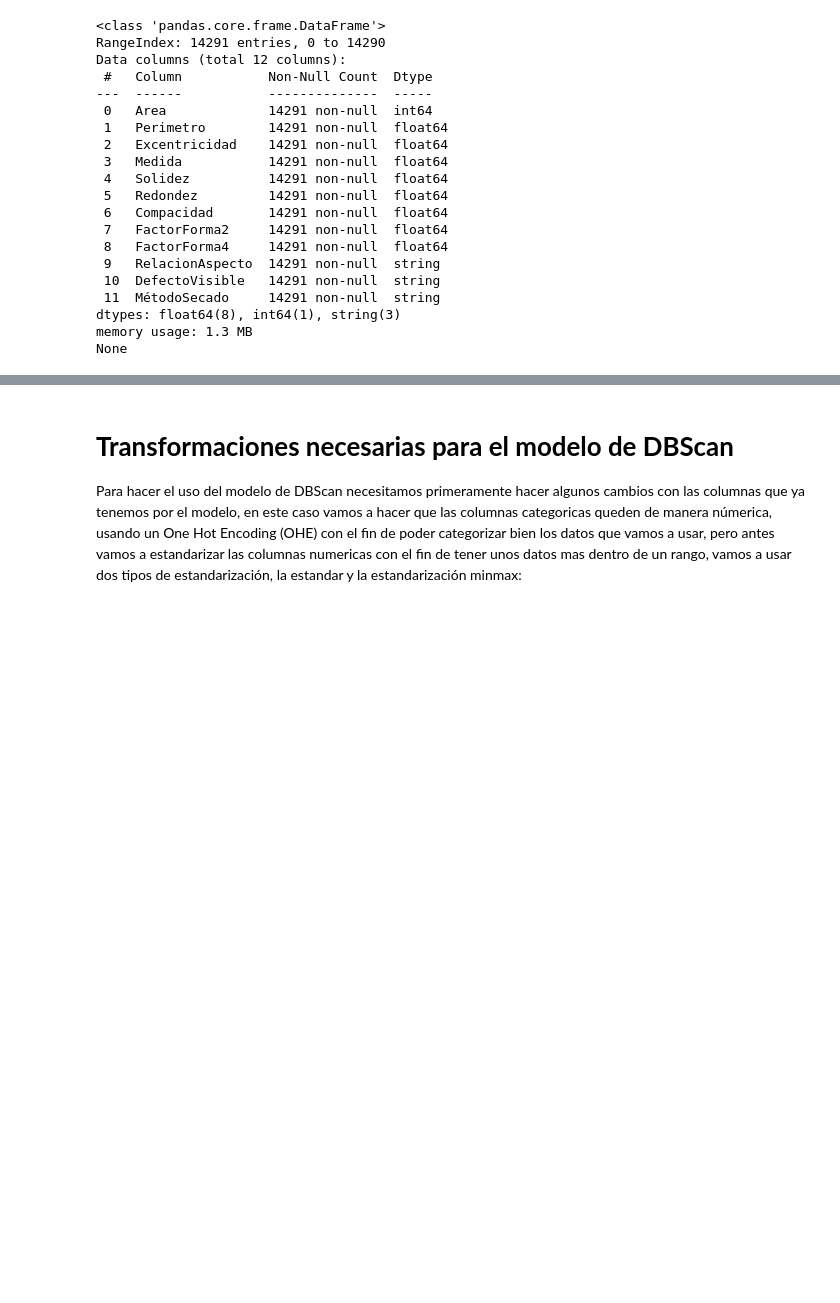
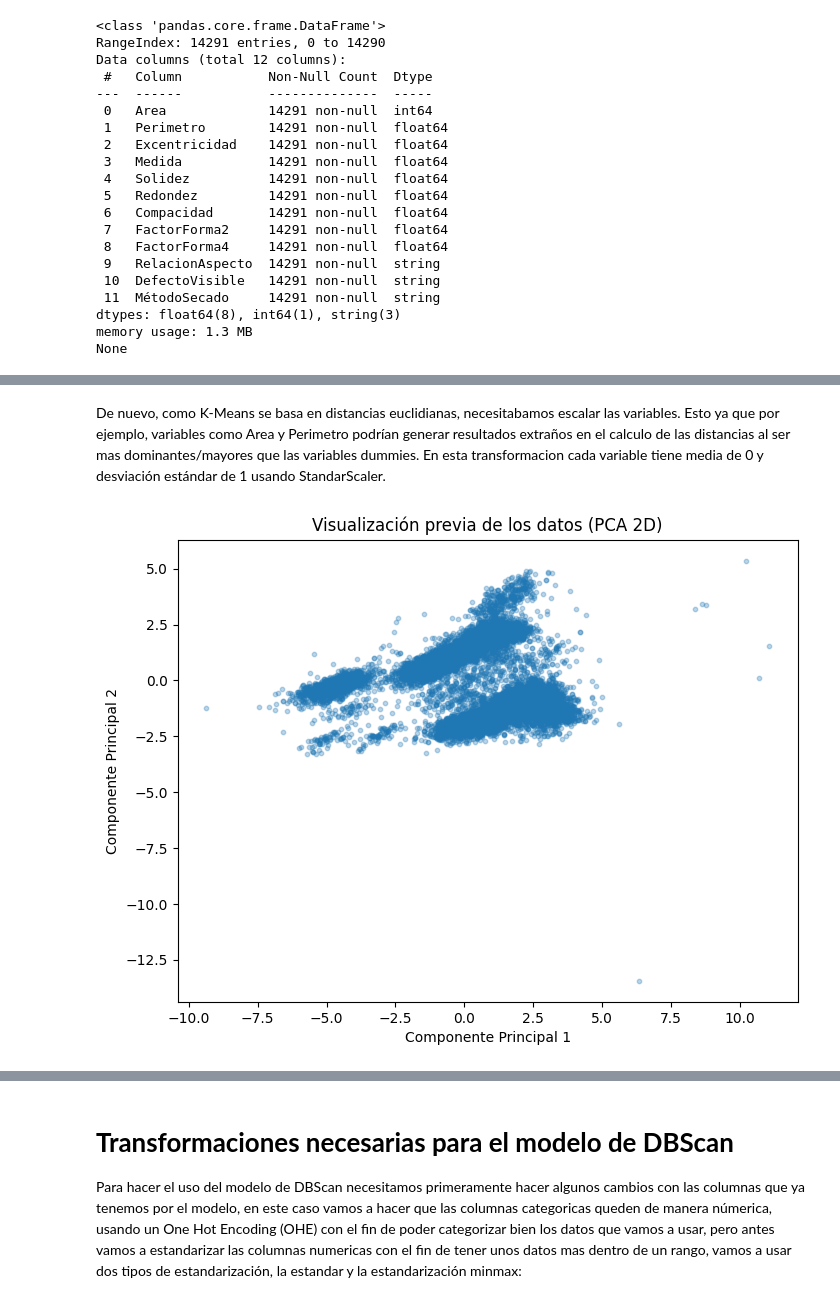
Before and after one commit to Trabajos-BI/Laboratorio2BI, a Jupyter notebook: Lab2/SeneCafeAlpes.ipynb, the cells around one changed output, grey strips where cells are left out. Saved outputs shown, nothing was run; the diff lists cells and outputs as text; code cells hidden in the pictures; blank space fills up the shorter version.

```diff
--- a/Lab2/SeneCafeAlpes.ipynb
+++ b/Lab2/SeneCafeAlpes.ipynb
@@ -470,0 +537,14 @@ None
+# %%
+from sklearn.preprocessing import StandardScaler
+import pandas as pd
+
+df_kmeans_scaled = df_kmeans.copy()
+
+scaler = StandardScaler()
+
+X_kmeans = scaler.fit_transform(df_kmeans_scaled)
+
+X_kmeans = pd.DataFrame(X_kmeans, columns=df_kmeans_scaled.columns)
+
+print("Dimensiones de X_kmeans:", X_kmeans.shape)
+display(X_kmeans.head())
@@ -470,0 +559,19 @@ None
+# %% [markdown]
+De nuevo, como K-Means se basa en distancias euclidianas, necesitabamos escalar las variables. Esto ya que por ejemplo, variables como Area y Perimetro podrían generar resultados extraños en el calculo de las distancias al ser mas dominantes/mayores que las variables dummies. En esta transformacion cada variable tiene media de 0 y desviación estándar de 1 usando StandarScaler.
+# %%
+from sklearn.decomposition import PCA
+import matplotlib.pyplot as plt
+
+pca = PCA(n_components=2)
+X_pca = pca.fit_transform(X_kmeans)
+
+pca_df = pd.DataFrame(X_pca, columns=['PC1', 'PC2'])
+
+plt.figure(figsize=(8, 6))
+plt.scatter(pca_df['PC1'], pca_df['PC2'], alpha=0.3, s=10)
+plt.xlabel("Componente Principal 1")
+plt.ylabel("Componente Principal 2")
+plt.title("Visualización previa de los datos (PCA 2D)")
+plt.show()
+# %% [output]
+[figure, added]
```
Also changed, not shown: parts of 14 cells of this notebook.
